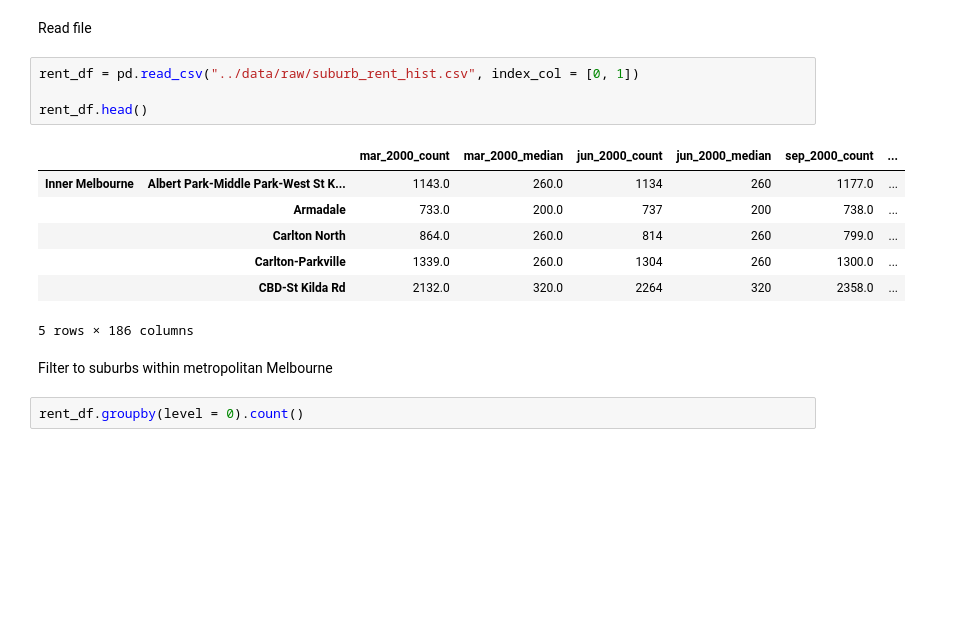
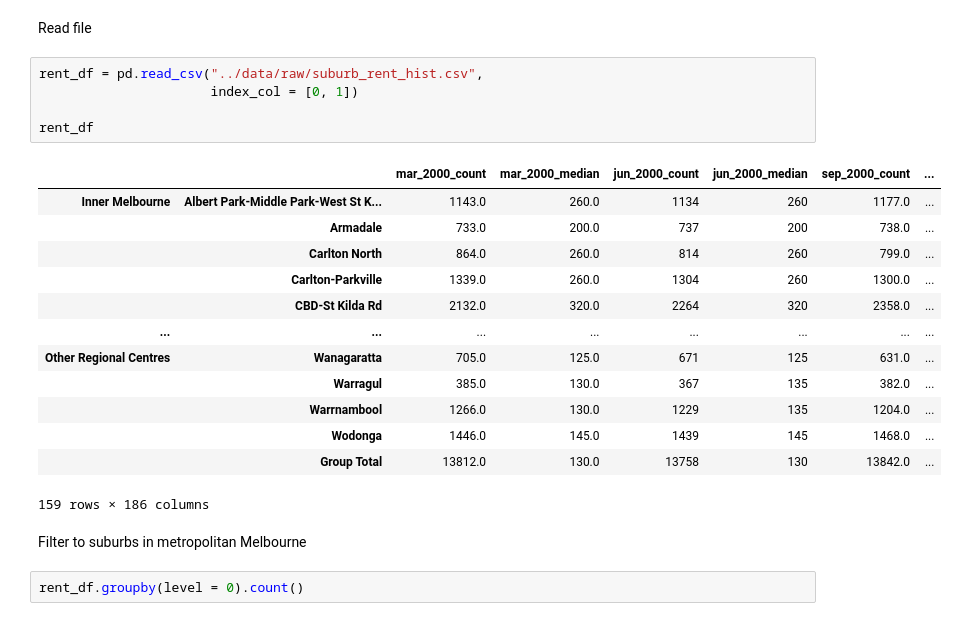
Before and after one commit to MAST30034-AppliedDataScience/project-2-group-real-estate-industry-project-21, a Jupyter notebook: notebooks/curate_external.ipynb, the cells around one changed output. Saved outputs shown, nothing was run; the diff lists cells and outputs as text; blank space fills up the shorter version.

```diff
--- a/notebooks/curate_external.ipynb
+++ b/notebooks/curate_external.ipynb
@@ -10,19 +1452,26 @@ import geopandas as gpd
 # %% [markdown]
 Read file
 # %%
-rent_df = pd.read_csv("../data/raw/suburb_rent_hist.csv", index_col = [0, 1])
+rent_df = pd.read_csv("../data/raw/suburb_rent_hist.csv",
+                      index_col = [0, 1])
 
-rent_df.head()
+rent_df
 # %% [output]
 |  |  | mar_2000_count | mar_2000_median | jun_2000_count | jun_2000_median | sep_2000_count | ... |
 | Inner Melbourne | Albert Park-Middle Park-West St K... | 1143.0 | 260.0 | 1134 | 260 | 1177.0 | ... |
 |  | Armadale | 733.0 | 200.0 | 737 | 200 | 738.0 | ... |
 |  | Carlton North | 864.0 | 260.0 | 814 | 260 | 799.0 | ... |
 |  | Carlton-Parkville | 1339.0 | 260.0 | 1304 | 260 | 1300.0 | ... |
 |  | CBD-St Kilda Rd | 2132.0 | 320.0 | 2264 | 320 | 2358.0 | ... |
+| ... | ... | ... | ... | ... | ... | ... | ... |
+| Other Regional Centres | Wanagaratta | 705.0 | 125.0 | 671 | 125 | 631.0 | ... |
+|  | Warragul | 385.0 | 130.0 | 367 | 135 | 382.0 | ... |
+|  | Warrnambool | 1266.0 | 130.0 | 1229 | 135 | 1204.0 | ... |
+|  | Wodonga | 1446.0 | 145.0 | 1439 | 145 | 1468.0 | ... |
+|  | Group Total | 13812.0 | 130.0 | 13758 | 130 | 13842.0 | ... |
-5 rows × 186 columns
+159 rows × 186 columns
 # %% [markdown]
-Filter to suburbs within metropolitan Melbourne
+Filter to suburbs in metropolitan Melbourne
 # %%
 rent_df.groupby(level = 0).count()
 # %% [output]
```
Also changed, not shown: parts of 360 cells of this notebook, 1 other file.
